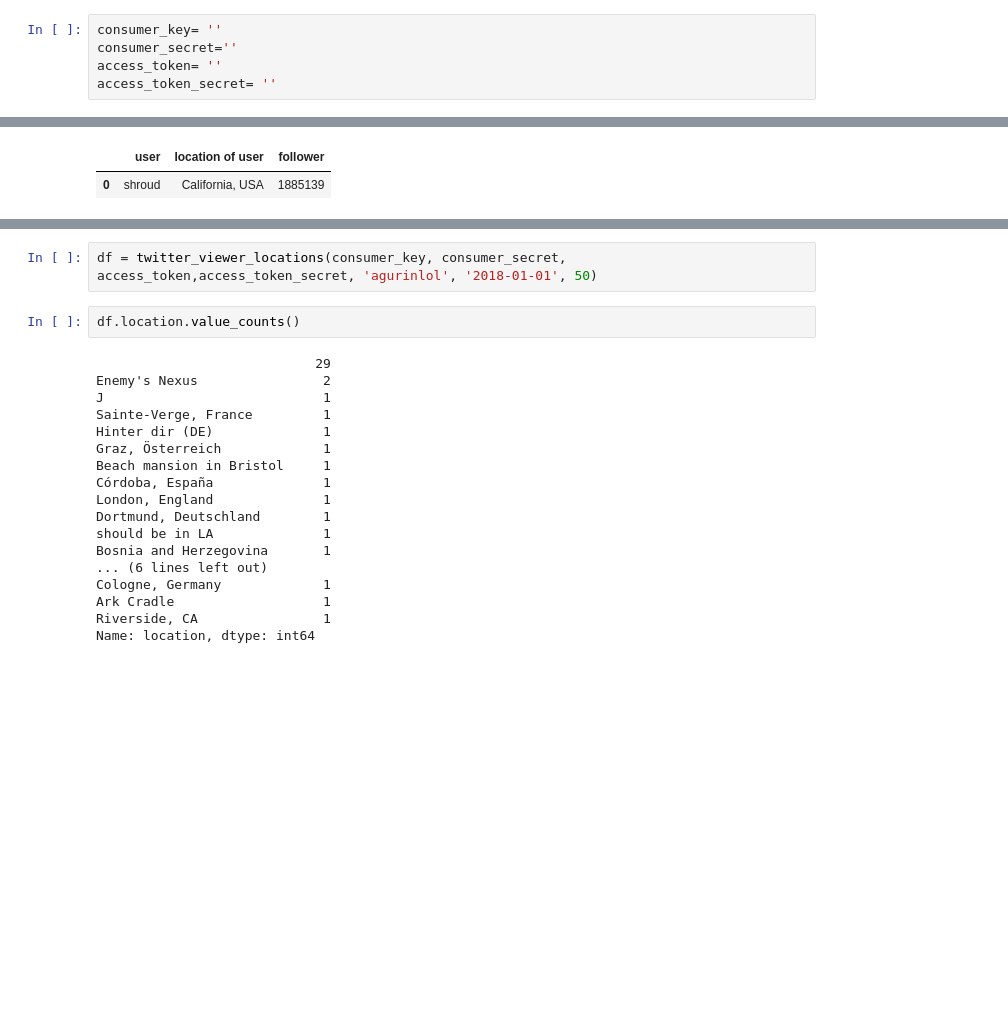
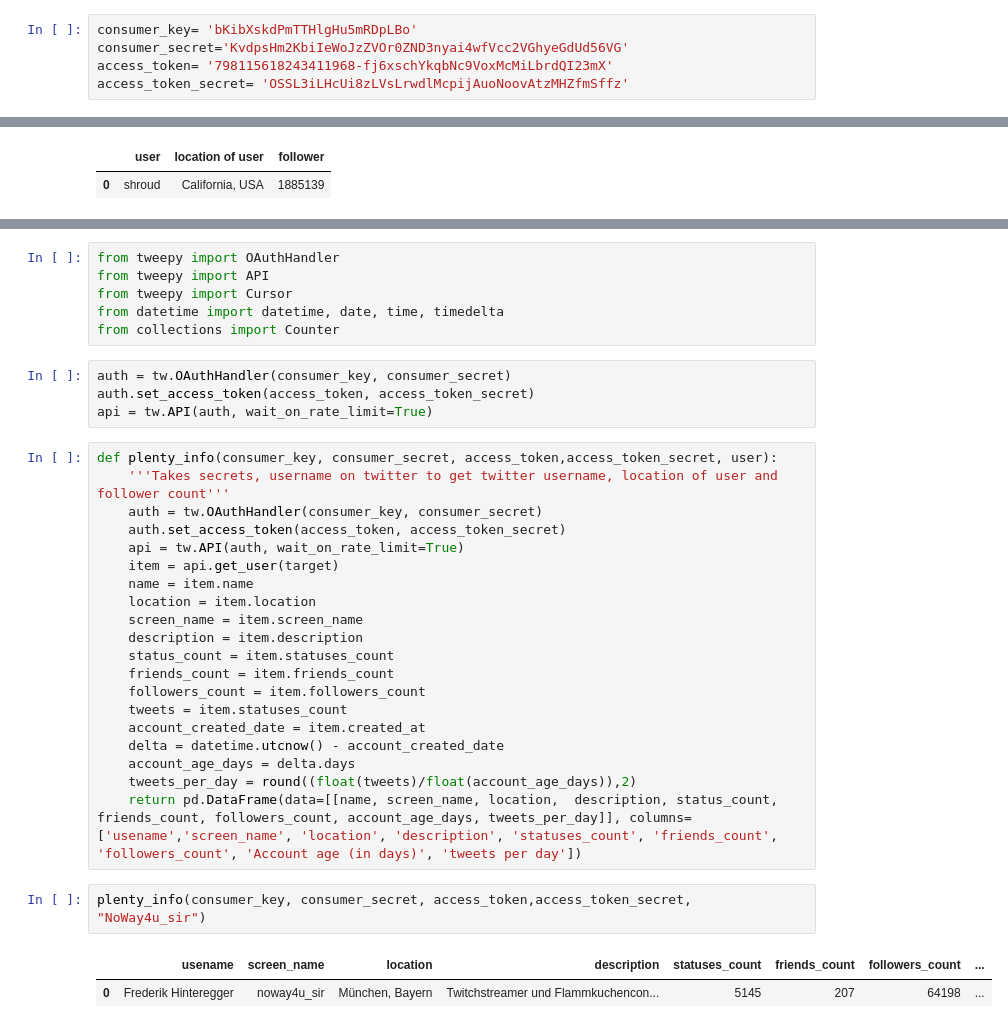
Before and after one commit to Awesimous/StarFish, a Jupyter notebook: notebooks/Trying Twitter API.ipynb, the cells around one changed output, grey strips where cells are left out. Saved outputs shown, nothing was run; the diff lists cells and outputs as text; blank space fills up the shorter version.

```diff
--- a/notebooks/Trying Twitter API.ipynb
+++ b/notebooks/Trying Twitter API.ipynb
@@ -34,10 +35,10 @@ df.shape
 # %% [markdown]
 # defining Twitter API
 # %%
-consumer_key= ''
-consumer_secret=''
-access_token= ''
-access_token_secret= ''
+consumer_key= 'bKibXskdPmTTHlgHu5mRDpLBo'
+consumer_secret='KvdpsHm2KbiIeWoJzZVOr0ZND3nyai4wfVcc2VGhyeGdUd56VG'
+access_token= '798115618243411968-fj6xschYkqbNc9VoxMcMiLbrdQI23mX'
+access_token_secret= 'OSSL3iLHcUi8zLVsLrwdlMcpijAuoNoovAtzMHZfmSffz'
 # %% [markdown]
 # First Tries
 # %% [markdown]
@@ -263,22 +251,35 @@ def twitter_viewer_locations(consumer_key, consumer_secret, access_token,access_
-# %%
-df = twitter_viewer_locations(consumer_key, consumer_secret, access_token,access_token_secret, 'agurinlol', '2018-01-01', 50)
-# %%
-df.location.value_counts()
-# %% [output]
-                            29
-Enemy's Nexus                2
-J                            1
-Sainte-Verge, France         1
-Hinter dir (DE)              1
-Graz, Österreich             1
-Beach mansion in Bristol     1
-Córdoba, España              1
-London, England              1
-Dortmund, Deutschland        1
-should be in LA              1
-Bosnia and Herzegovina       1
-... (6 lines left out)
-Cologne, Germany             1
-Ark Cradle                   1
-Riverside, CA                1
-Name: location, dtype: int64
+# %%
+from tweepy import OAuthHandler
+from tweepy import API
+from tweepy import Cursor
+from datetime import datetime, date, time, timedelta
+from collections import Counter
+# %%
+auth = tw.OAuthHandler(consumer_key, consumer_secret)
+auth.set_access_token(access_token, access_token_secret)
+api = tw.API(auth, wait_on_rate_limit=True)
+# %%
+def plenty_info(consumer_key, consumer_secret, access_token,access_token_secret, user):
+    '''Takes secrets, username on twitter to get twitter username, location of user and follower count'''
+    auth = tw.OAuthHandler(consumer_key, consumer_secret)
+    auth.set_access_token(access_token, access_token_secret)
+    api = tw.API(auth, wait_on_rate_limit=True)
+    item = api.get_user(target)
+    name = item.name
+    location = item.location
+    screen_name = item.screen_name
+    description = item.description
+    status_count = item.statuses_count
+    friends_count = item.friends_count
+    followers_count = item.followers_count
+    tweets = item.statuses_count
+    account_created_date = item.created_at
+    delta = datetime.utcnow() - account_created_date
+    account_age_days = delta.days
+    tweets_per_day = round((float(tweets)/float(account_age_days)),2)
+    return pd.DataFrame(data=[[name, screen_name, location,  description, status_count, friends_count, followers_count, account_age_days, tweets_per_day]], columns=['usename','screen_name', 'location', 'description', 'statuses_count', 'friends_count', 'followers_count', 'Account age (in days)', 'tweets per day'])
+# %%
+plenty_info(consumer_key, consumer_secret, access_token,access_token_secret, "NoWay4u_sir")
+# %% [output]
+|  | usename | screen_name | location | description | statuses_count | friends_count | followers_count | ... |
+| 0 | Frederik Hinteregger | noway4u_sir | München, Bayern | Twitchstreamer und Flammkuchencon... | 5145 | 207 | 64198 | ... |
```
Also changed, not shown: parts of 9 cells of this notebook, 1 other file.
